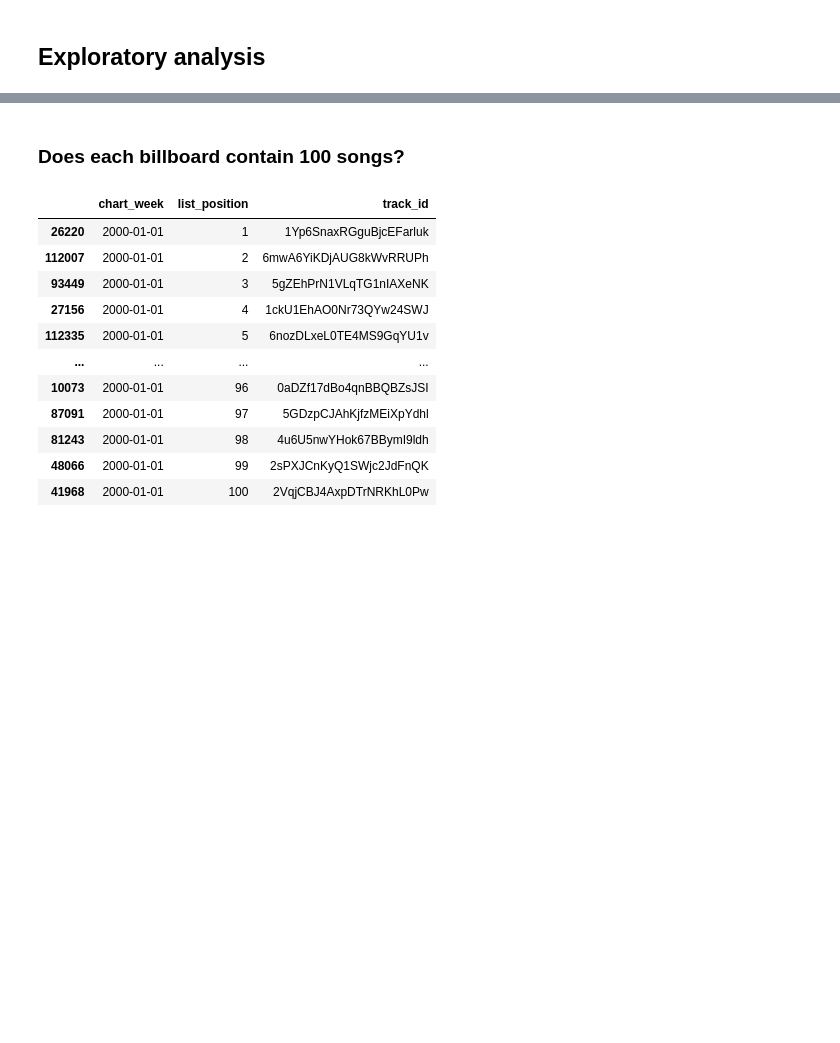
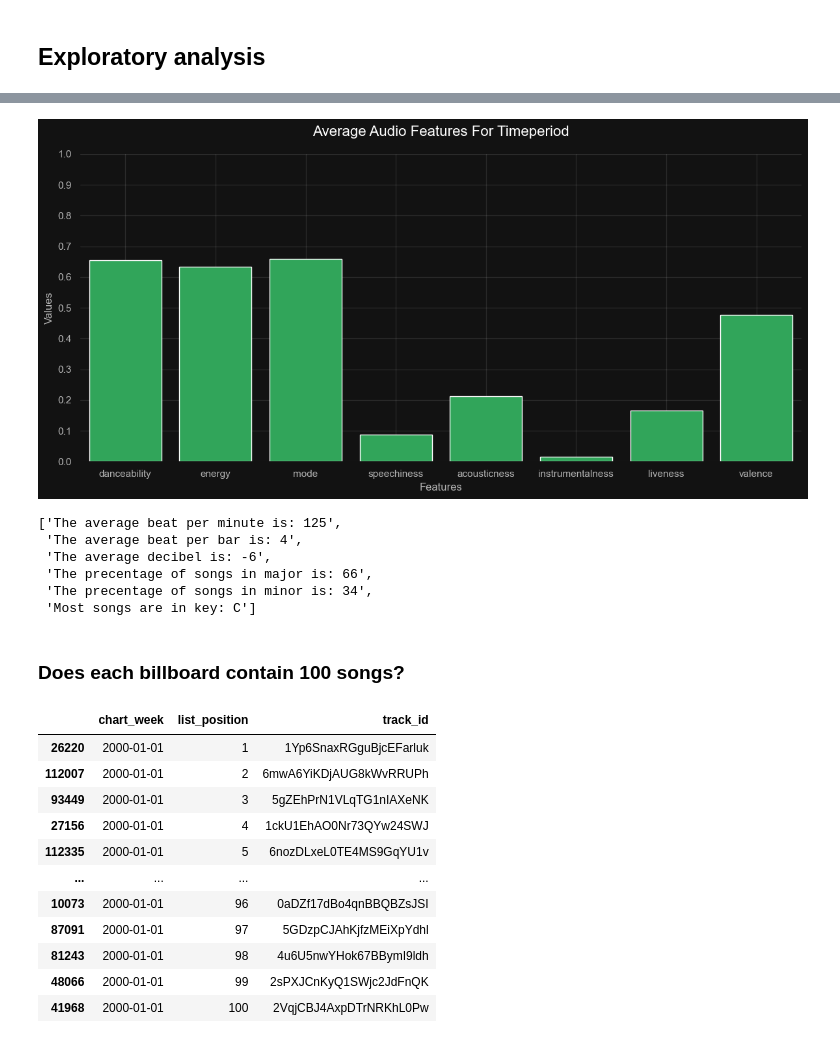
Before and after one commit to guillermocontp/recommendation-system, a Jupyter notebook: analysis.ipynb, the cells around one changed output, grey strips where cells are left out. Saved outputs shown, nothing was run; the diff lists cells and outputs as text; code cells hidden in the pictures; blank space fills up the shorter version.

```diff
--- a/analysis.ipynb
+++ b/analysis.ipynb
@@ -749,0 +813,5 @@ memory usage: 3.1+ MB
+# %%
+# sorting values on chart week and list postion in acending order
+tracks_with_audio_features = tracks_with_audio_features_merge.sort_values(['chart_week', 'list_position'], ascending= True)
+# inspecting result
+tracks_with_audio_features
@@ -749,0 +834,5 @@ memory usage: 3.1+ MB
+# %%
+# takes DataFrame and year as arguments, returns DataFrame filtered on year
+def filter_on_year(dataframe, year):
+    filtered_dataframe = dataframe[dataframe['chart_week'].dt.year == year]
+    return filtered_dataframe
@@ -749,0 +1037,4 @@ memory usage: 3.1+ MB
+# %%
+# setting year to 2024 and inspecting result
+filtered_df = filter_on_year(tracks_with_audio_features, 2024)
+filtered_df
@@ -749,0 +1072,3 @@ memory usage: 3.1+ MB
+# %%
+# getting audio_features for 2024
+chart_data, nummerical_data = return_musical_fingerprint(filtered_df)
@@ -750,3 +1099,14 @@ memory usage: 3.1+ MB
+# %%
+# geting graph and print for 2024 audio features
+show_audio_features(chart_data, nummerical_data)
+# %% [output]
+[figure, added]
+['The average beat per minute is: 125',
+ 'The average beat per bar is: 4',
+ 'The average decibel is: -6',
+ 'The precentage of songs in major is: 66',
+ 'The precentage of songs in minor is: 34',
+ 'Most songs are in key: C']
 # %% [markdown]
 ### Does each billboard contain 100 songs?
 # %%
```
Also changed, not shown: parts of 45 cells of this notebook, 8 other files.
